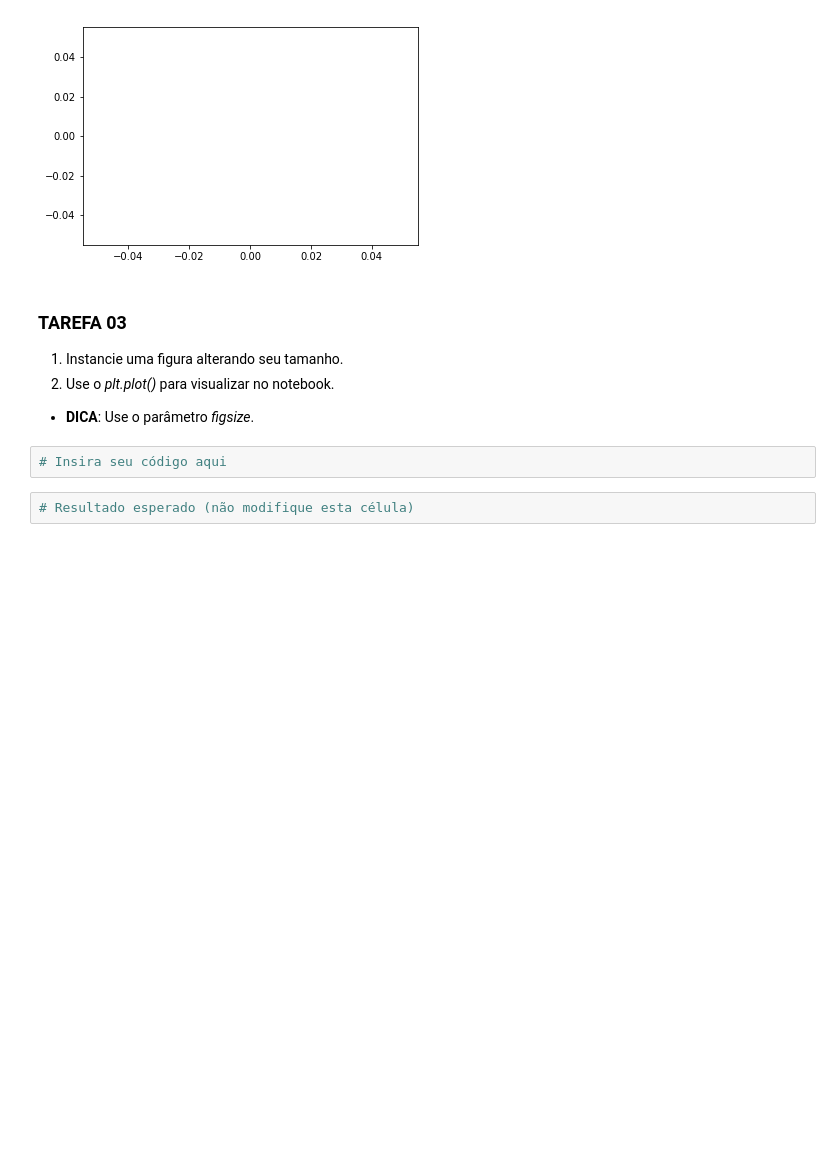
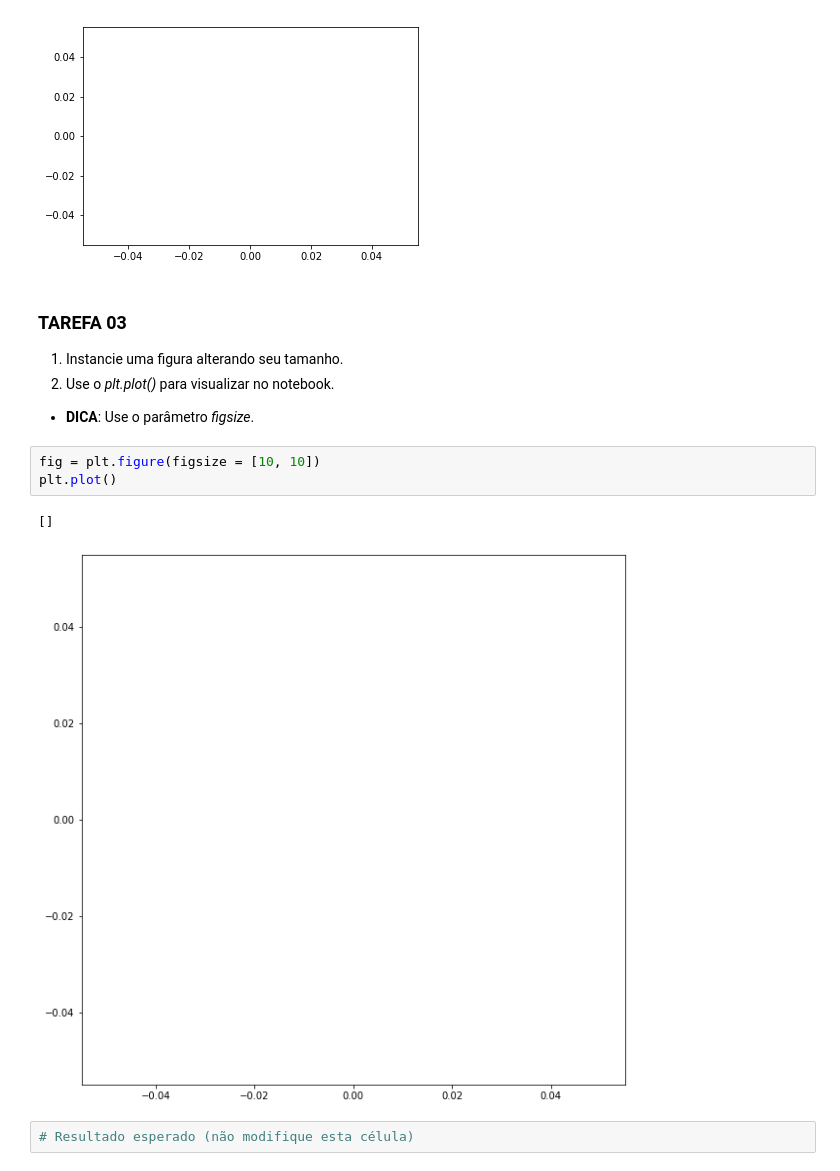
Before and after one commit to Flpcarrara/visualizacao_exploratoria_exercicios-matplotlib, a Jupyter notebook: 01-exercicios-matplotlib/visualizacao-com-matplotlib.ipynb, the cells around one changed output. Saved outputs shown, nothing was run; the diff lists cells and outputs as text; blank space fills up the shorter version.

```diff
--- a/01-exercicios-matplotlib/visualizacao-com-matplotlib.ipynb
+++ b/01-exercicios-matplotlib/visualizacao-com-matplotlib.ipynb
@@ -129,8 +134,12 @@ plt.plot()
 2. Use o *plt.plot()* para visualizar no notebook.
 
 - **DICA**: Use o parâmetro *figsize*.
-# %%
-# Insira seu código aqui
+# %%
+fig = plt.figure(figsize = [10, 10])
+plt.plot()
+# %% [output]
+[]
+[figure, added]
 # %%
 # Resultado esperado (não modifique esta célula)
 # %% [output]
```
Also changed, not shown: parts of 5 cells of this notebook.
